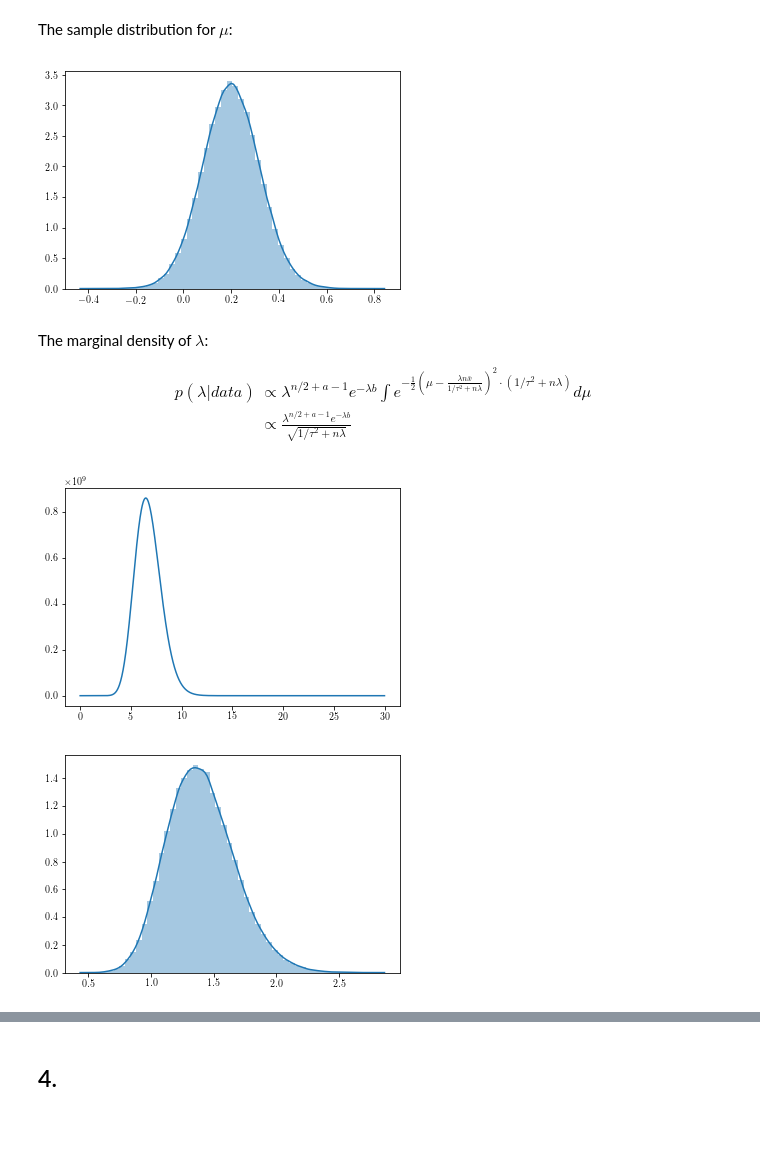
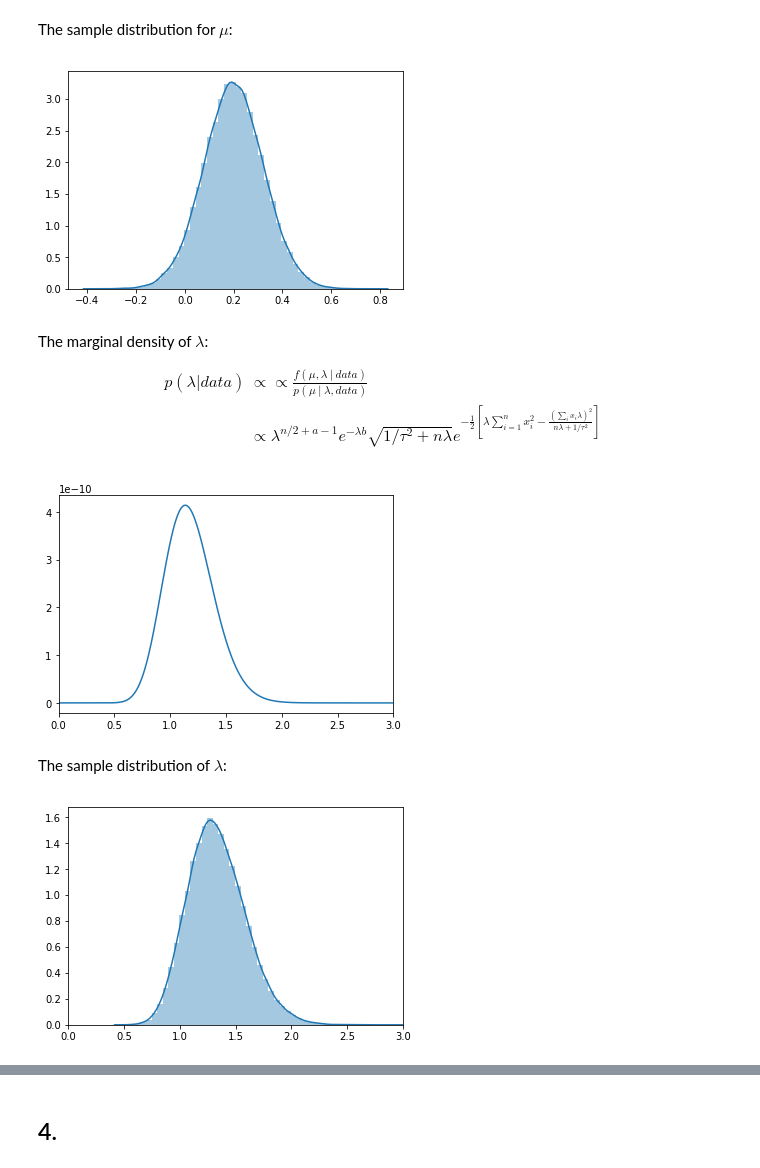
Before and after one commit to west5678/MCMC, a Jupyter notebook: midterm/midterm.ipynb, the cells around one changed output, grey strips where cells are left out. Saved outputs shown, nothing was run; the diff lists cells and outputs as text; code cells hidden in the pictures; blank space fills up the shorter version.

```diff
--- a/midterm/midterm.ipynb
+++ b/midterm/midterm.ipynb
@@ -46,9 +46,8 @@ And $x|_u ~ U(-\pi^{-1}(u),\pi^{-1}(u))$, where $\pi^{-1}(u)$ is defined by:
 \end{equation}
 # %%
 def draw_x(u):
-    sign = np.random.choice([1, -1])
     x = np.random.uniform(-pow(1/u-1, 1/4), pow(1/u-1, 1/4))
-    return sign*x
+    return x
 # %% [markdown]
 Use this Gibbs sampler to generate a million samples:
 # %%
@@ -107,5 +106,5 @@ Since the size of the samples is rather small, I picked larg $\tau$ and small a
 # %%
-tau = 10; a = 2; b = 3
+tau = 10; a = 2; b = 5
 n = 51
 # %% [markdown]
 Rearange $f(\mu, \lambda \ | \ data)$ and get conditional densities for $\mu$ and $\lambda$:
@@ -158,24 +157,28 @@ The sample distribution for $\mu$:
 sns.distplot(samples2[:,0], norm_hist=True, label="histogram")
 plt.show()
 # %% [output]
-[figure, old version]
+[figure, new version]
 # %% [markdown]
 The marginal density of $\lambda$:
 
 \begin{align}
-p(\lambda | data) &\propto \lambda^{n/2+a-1} e^{-\lambda b}
-\int e^{-\frac{1}{2} (\mu - \frac{\lambda n \bar{x}}{1/\tau^2 + n \lambda})^2 \cdot (1/\tau^2 + n \lambda)} d\mu\\
-                    &\propto \frac{\lambda^{n/2+a-1} e^{-\lambda b}}{\sqrt{1/\tau^2 + n\lambda}}
+p(\lambda | data) &\propto \propto \frac{f(\mu, \lambda \ | \ data)}{p(\mu \ | \ \lambda , data)} \\
+                    &\propto \lambda^{n/2+a-1} e^{-\lambda b} \sqrt{1/\tau^2 + n\lambda} e^{-\frac{1}{2}
+                    [\lambda \sum_{i=1}^n x_i^2 - \frac{(\sum_i x_i \lambda)^2}{n \lambda + 1/\tau^2}]}
 \end{align}
 # %%
-x = np.linspace(0,30,1001)
-y = x**(n/2+a-1)*np.exp(-x*b)/np.sqrt(1/tau**2+n*x) * np.exp(-(10.2*x)**2/(n*x+1/tau**2)/2)
+x = np.linspace(0,3,1001)
+y = x**(n/2+a-1)*np.exp(-x*b) * np.sqrt(1/tau**2+n*x) * np.exp((10.2*x)**2/(n*x+1/tau**2)/2 - x*39.6/2)
 plt.plot(x, y)
+plt.xlim(0,3)
 plt.show()
 # %% [output]
-[figure, old version]
+[figure, new version]
+# %% [markdown]
+The sample distribution of $\lambda$:
 # %%
 sns.distplot(samples2[:,1])
+plt.xlim(0,3)
 plt.show()
 # %% [output]
-[figure, old version]
+[figure, new version]
```
Also changed, not shown: parts of 42 cells of this notebook, 1 other file.
